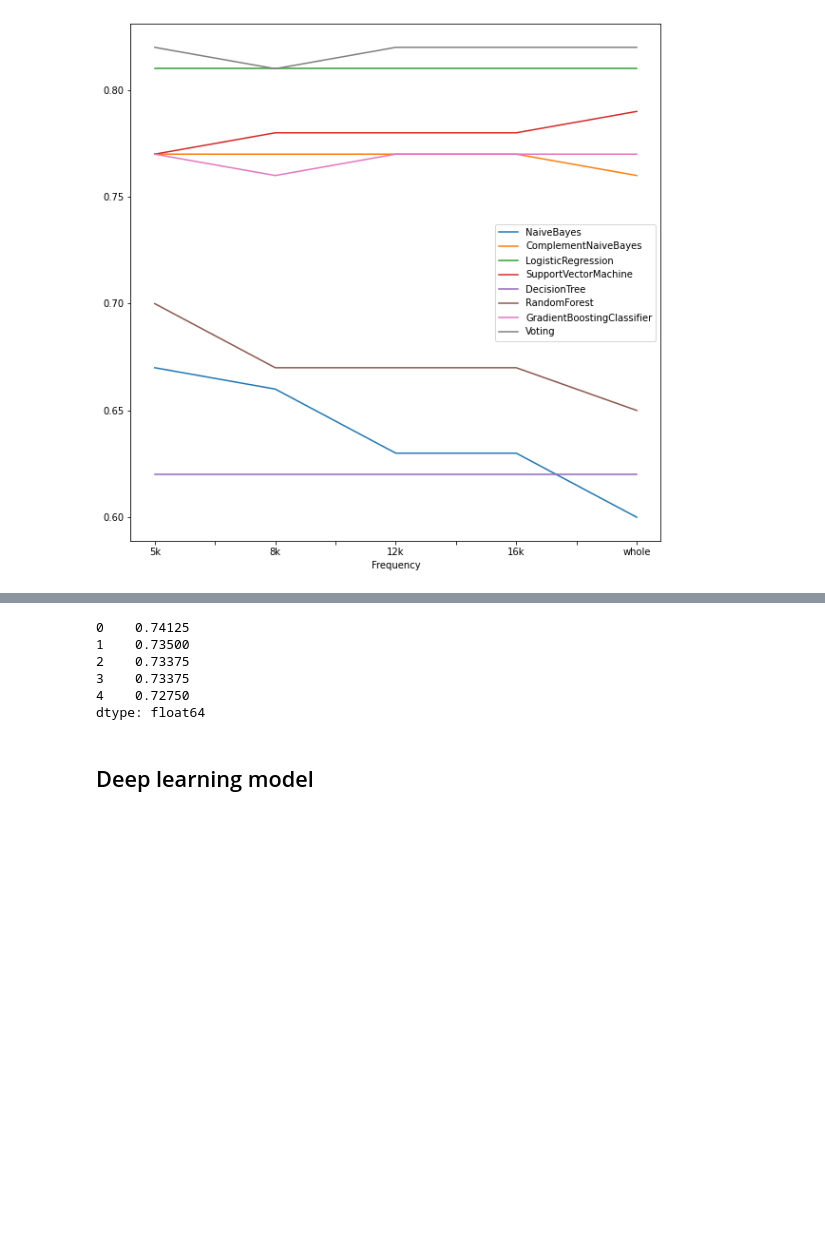
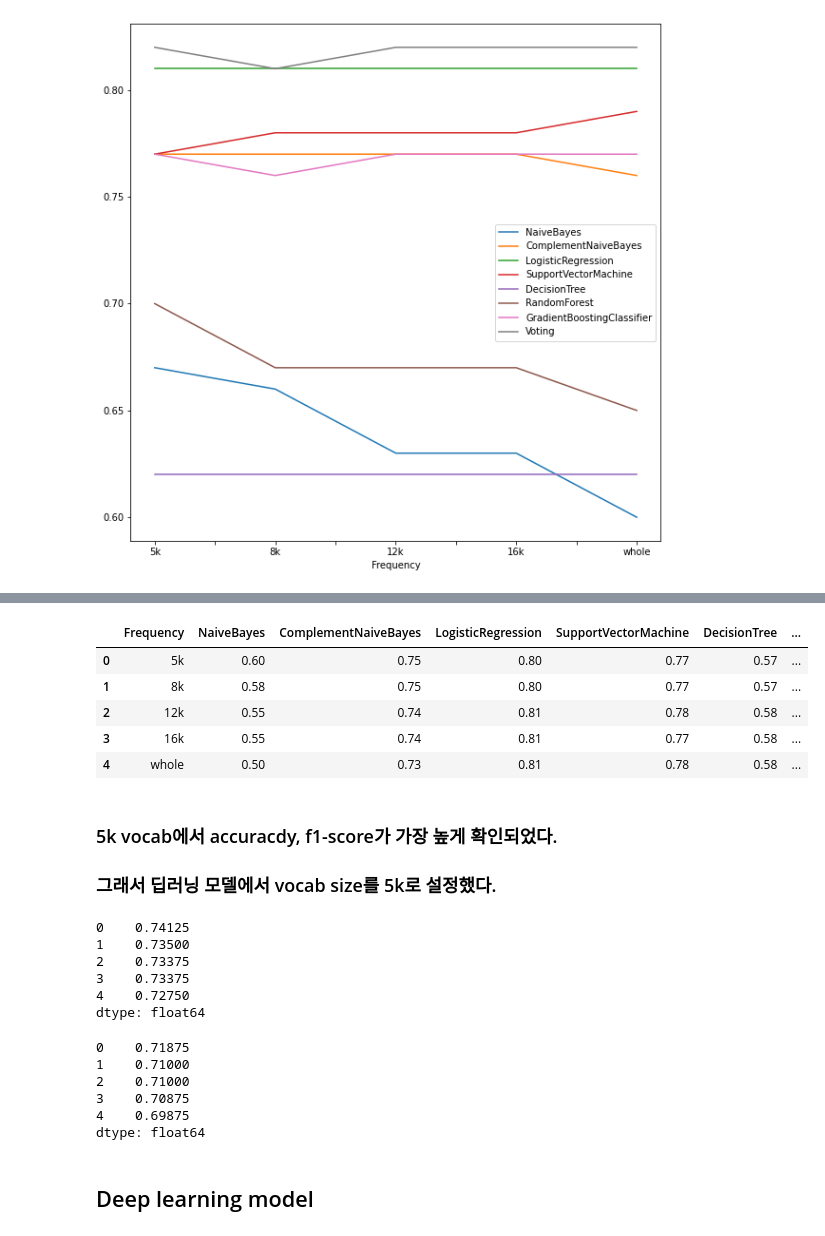
Before and after one commit to jungyongji/first-repository, a Jupyter notebook: [GD-3~4] To multi-categorize news categories.ipynb, the cells around one changed output, grey strips where cells are left out. Drawn from its saved outputs; the diff is of its cells as text; code cells hidden in the pictures; blank space fills up the shorter version.

```diff
--- a/[GD-3~4] To multi-categorize news categories.ipynb
+++ b/[GD-3~4] To multi-categorize news categories.ipynb
@@ -482 +535,13 @@ df
+# %%
+df2
+# %% [output]
+|  | Frequency | NaiveBayes | ComplementNaiveBayes | LogisticRegression | SupportVectorMachine | DecisionTree | ... |
+| 0 | 5k | 0.60 | 0.75 | 0.80 | 0.77 | 0.57 | ... |
+| 1 | 8k | 0.58 | 0.75 | 0.80 | 0.77 | 0.57 | ... |
+| 2 | 12k | 0.55 | 0.74 | 0.81 | 0.78 | 0.58 | ... |
+| 3 | 16k | 0.55 | 0.74 | 0.81 | 0.77 | 0.58 | ... |
+| 4 | whole | 0.50 | 0.73 | 0.81 | 0.78 | 0.58 | ... |
+# %% [markdown]
+### 5k vocab에서 accuracdy, f1-score가 가장 높게 확인되었다.
+### 그래서 딥러닝 모델에서 vocab size를 5k로 설정했다.
 # %%
@@ -488,6 +553,15 @@ df.iloc[:,1:].mean(axis='columns')
 3    0.73375
 4    0.72750
 dtype: float64
+# %%
+df2.iloc[:,1:].mean(axis='columns')
+# %% [output]
+0    0.71875
+1    0.71000
+2    0.71000
+3    0.70875
+4    0.69875
+dtype: float64
 # %% [markdown]
 ## Deep learning model
 # %% [markdown]
```
Also changed, not shown: parts of 14 cells of this notebook.
